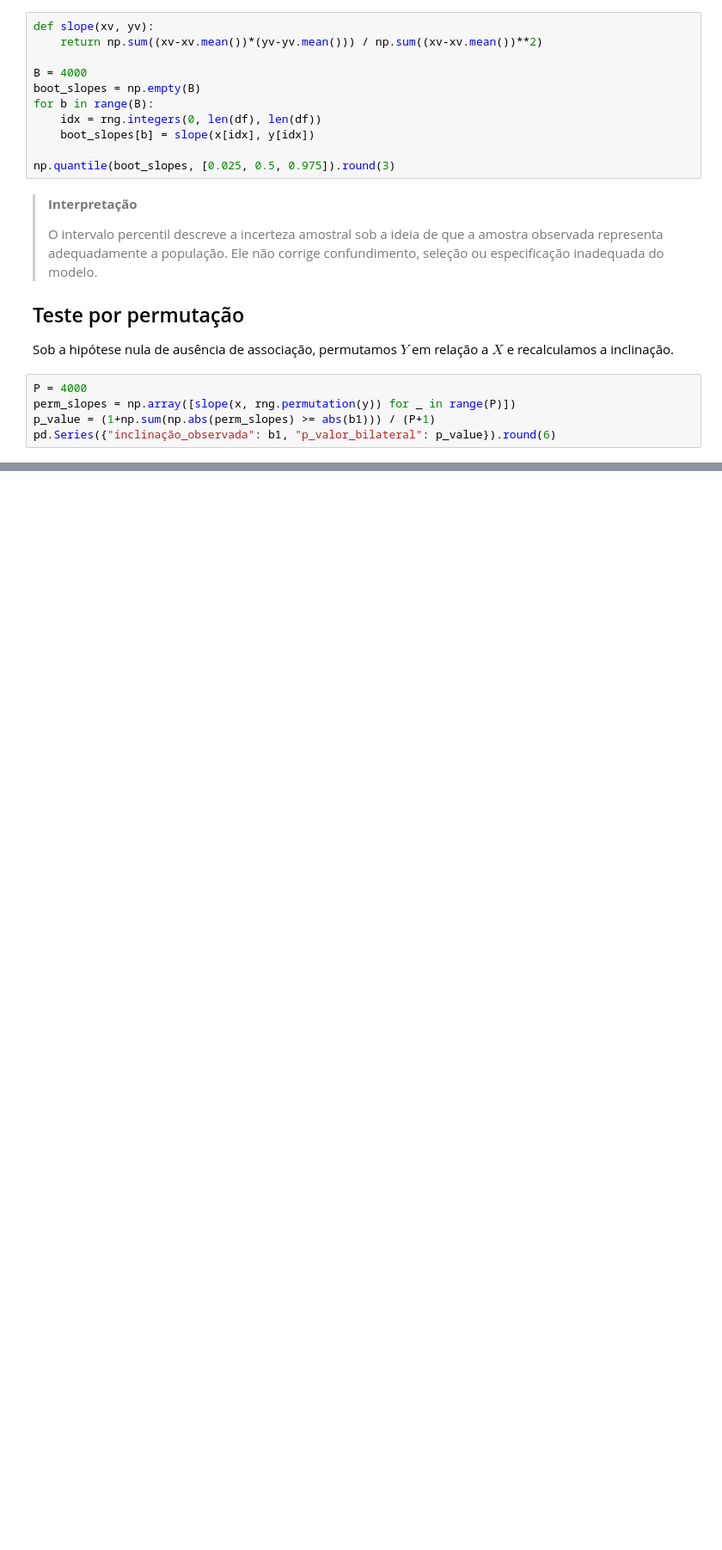
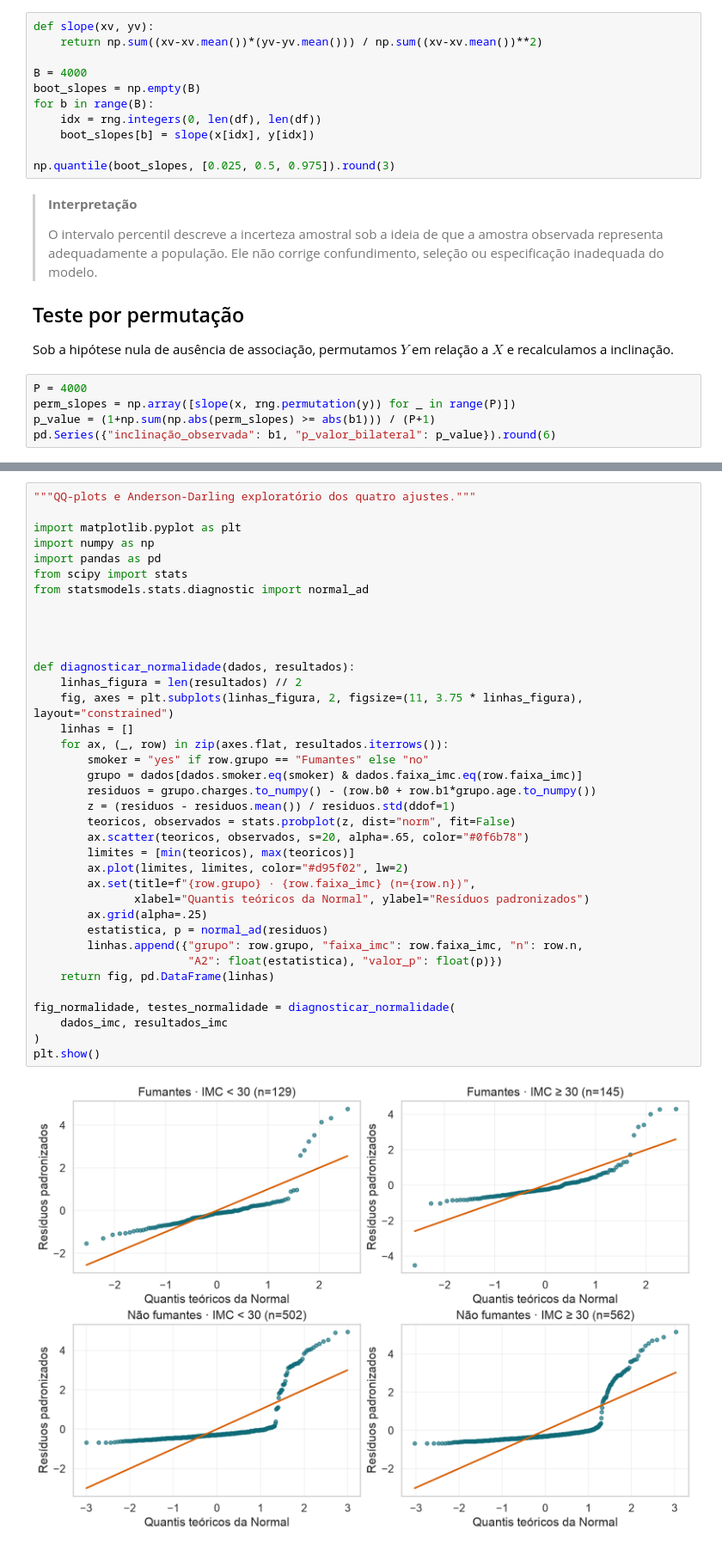
Before and after one commit to heitorramos/icd, a Jupyter notebook: exemplos/17-regressao-linear/notebook-colab.ipynb, the cells around one changed output, grey strips where cells are left out. Shown at 86% size. Saved outputs shown, nothing was run; the diff lists cells and outputs as text; blank space fills up the shorter version.

Commit message:
Atualiza Aula 17 com ajustes por IMC e diagnosticos de residuos

```diff
--- a/exemplos/17-regressao-linear/notebook-colab.ipynb
+++ b/exemplos/17-regressao-linear/notebook-colab.ipynb
@@ -449,0 +511,39 @@ retomada.
+# %%
+"""QQ-plots e Anderson-Darling exploratório dos quatro ajustes."""
+
+import matplotlib.pyplot as plt
+import numpy as np
+import pandas as pd
+from scipy import stats
+from statsmodels.stats.diagnostic import normal_ad
+
+
+
+
+def diagnosticar_normalidade(dados, resultados):
+    linhas_figura = len(resultados) // 2
+    fig, axes = plt.subplots(linhas_figura, 2, figsize=(11, 3.75 * linhas_figura), layout="constrained")
+    linhas = []
+    for ax, (_, row) in zip(axes.flat, resultados.iterrows()):
+        smoker = "yes" if row.grupo == "Fumantes" else "no"
+        grupo = dados[dados.smoker.eq(smoker) & dados.faixa_imc.eq(row.faixa_imc)]
+        residuos = grupo.charges.to_numpy() - (row.b0 + row.b1*grupo.age.to_numpy())
+        z = (residuos - residuos.mean()) / residuos.std(ddof=1)
+        teoricos, observados = stats.probplot(z, dist="norm", fit=False)
+        ax.scatter(teoricos, observados, s=20, alpha=.65, color="#0f6b78")
+        limites = [min(teoricos), max(teoricos)]
+        ax.plot(limites, limites, color="#d95f02", lw=2)
+        ax.set(title=f"{row.grupo} · {row.faixa_imc} (n={row.n})",
+               xlabel="Quantis teóricos da Normal", ylabel="Resíduos padronizados")
+        ax.grid(alpha=.25)
+        estatistica, p = normal_ad(residuos)
+        linhas.append({"grupo": row.grupo, "faixa_imc": row.faixa_imc, "n": row.n,
+                       "A2": float(estatistica), "valor_p": float(p)})
+    return fig, pd.DataFrame(linhas)
+
+fig_normalidade, testes_normalidade = diagnosticar_normalidade(
+    dados_imc, resultados_imc
+)
+plt.show()
+# %% [output]
+[figure, added]
```
Also changed, not shown: parts of 10 cells of this notebook, 10 other files.
